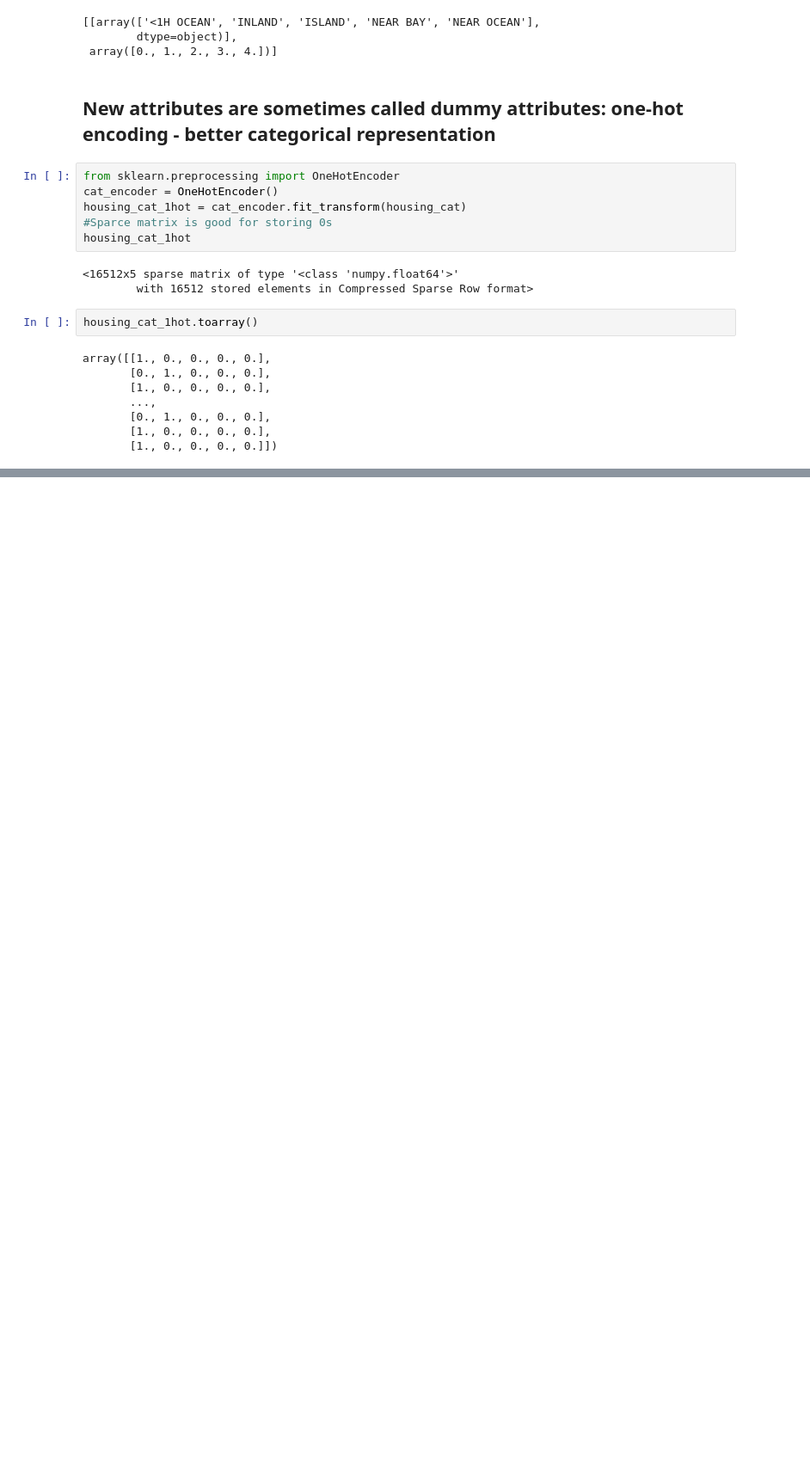
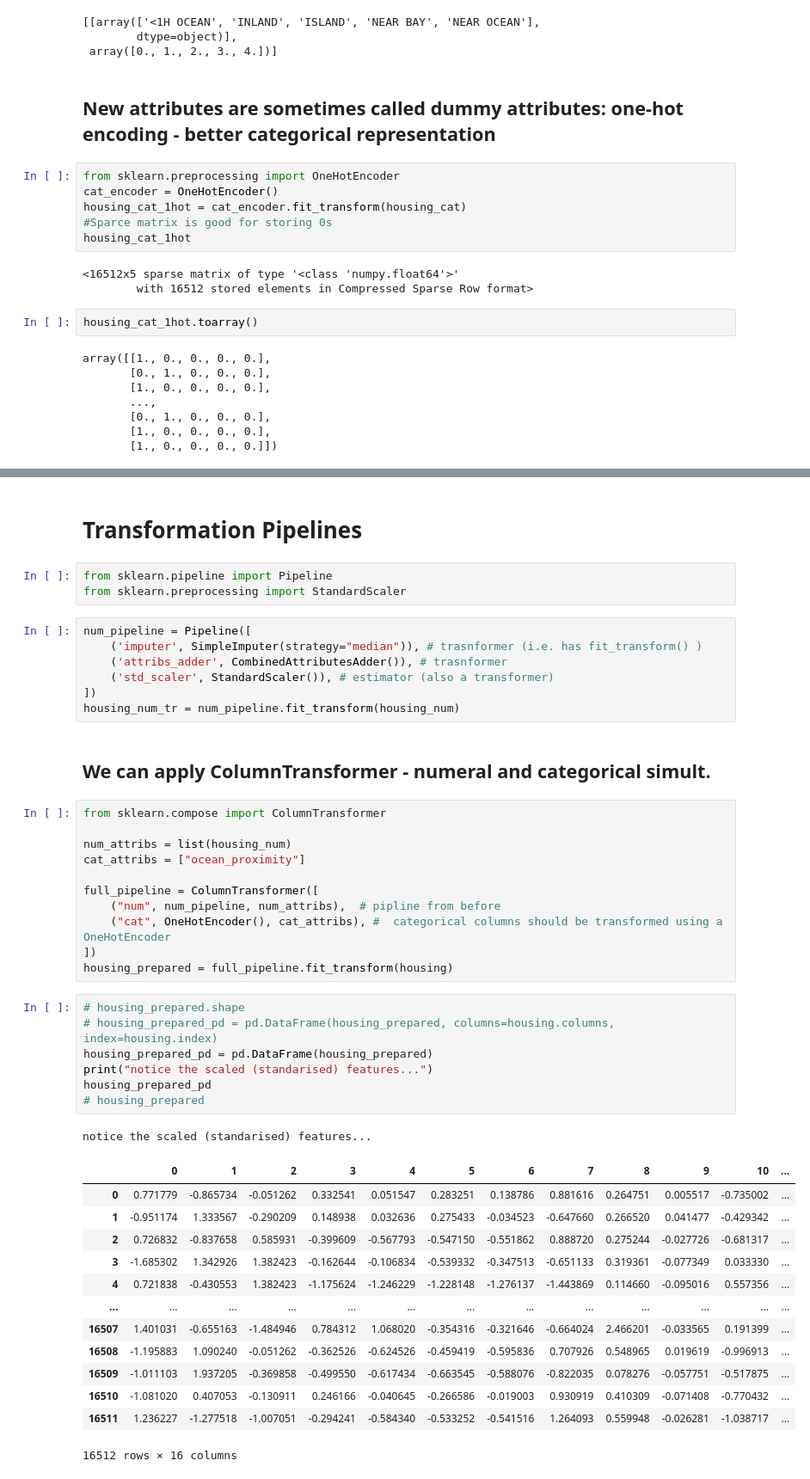
Before and after one commit to glukicov/ML_GPU, a Jupyter notebook: Housing.ipynb, the cells around one changed output, grey strips where cells are left out. Shown at 86% size. Saved outputs shown, nothing was run; the diff lists cells and outputs as text; blank space fills up the shorter version.

```diff
--- a/Housing.ipynb
+++ b/Housing.ipynb
@@ -393,0 +457,47 @@ array([[1., 0., 0., 0., 0.],
+# %% [markdown]
+# Transformation Pipelines
+# %%
+from sklearn.pipeline import Pipeline
+from sklearn.preprocessing import StandardScaler
+# %%
+num_pipeline = Pipeline([
+    ('imputer', SimpleImputer(strategy="median")), # trasnformer (i.e. has fit_transform() )
+    ('attribs_adder', CombinedAttributesAdder()), # trasnformer
+    ('std_scaler', StandardScaler()), # estimator (also a transformer)
+])
+housing_num_tr = num_pipeline.fit_transform(housing_num)
+# %% [markdown]
+## We can apply ColumnTransformer - numeral and categorical simult.
+# %%
+from sklearn.compose import ColumnTransformer
+
+num_attribs = list(housing_num)
+cat_attribs = ["ocean_proximity"]
+
+full_pipeline = ColumnTransformer([
+    ("num", num_pipeline, num_attribs),  # pipline from before
+    ("cat", OneHotEncoder(), cat_attribs), #  categorical columns should be transformed using a OneHotEncoder
+])
+housing_prepared = full_pipeline.fit_transform(housing)
+# %%
+# housing_prepared.shape
+# housing_prepared_pd = pd.DataFrame(housing_prepared, columns=housing.columns, index=housing.index)
+housing_prepared_pd = pd.DataFrame(housing_prepared)
+print("notice the scaled (standarised) features...")
+housing_prepared_pd
+# housing_prepared
+# %% [output]
+notice the scaled (standarised) features...
+|  | 0 | 1 | 2 | 3 | 4 | 5 | 6 | 7 | 8 | 9 | 10 | ... |
+| 0 | 0.771779 | -0.865734 | -0.051262 | 0.332541 | 0.051547 | 0.283251 | 0.138786 | 0.881616 | 0.264751 | 0.005517 | -0.735002 | ... |
+| 1 | -0.951174 | 1.333567 | -0.290209 | 0.148938 | 0.032636 | 0.275433 | -0.034523 | -0.647660 | 0.266520 | 0.041477 | -0.429342 | ... |
+| 2 | 0.726832 | -0.837658 | 0.585931 | -0.399609 | -0.567793 | -0.547150 | -0.551862 | 0.888720 | 0.275244 | -0.027726 | -0.681317 | ... |
+| 3 | -1.685302 | 1.342926 | 1.382423 | -0.162644 | -0.106834 | -0.539332 | -0.347513 | -0.651133 | 0.319361 | -0.077349 | 0.033330 | ... |
+| 4 | 0.721838 | -0.430553 | 1.382423 | -1.175624 | -1.246229 | -1.228148 | -1.276137 | -1.443869 | 0.114660 | -0.095016 | 0.557356 | ... |
+| ... | ... | ... | ... | ... | ... | ... | ... | ... | ... | ... | ... | ... |
+| 16507 | 1.401031 | -0.655163 | -1.484946 | 0.784312 | 1.068020 | -0.354316 | -0.321646 | -0.664024 | 2.466201 | -0.033565 | 0.191399 | ... |
+| 16508 | -1.195883 | 1.090240 | -0.051262 | -0.362526 | -0.624526 | -0.459419 | -0.595836 | 0.707926 | 0.548965 | 0.019619 | -0.996913 | ... |
+| 16509 | -1.011103 | 1.937205 | -0.369858 | -0.499550 | -0.617434 | -0.663545 | -0.588076 | -0.822035 | 0.078276 | -0.057751 | -0.517875 | ... |
+| 16510 | -1.081020 | 0.407053 | -0.130911 | 0.246166 | -0.040645 | -0.266586 | -0.019003 | 0.930919 | 0.410309 | -0.071408 | -0.770432 | ... |
+| 16511 | 1.236227 | -1.277518 | -1.007051 | -0.294241 | -0.584340 | -0.533252 | -0.541516 | 1.264093 | 0.559948 | -0.026281 | -1.038717 | ... |
+16512 rows × 16 columns
```
Also changed, not shown: parts of 23 cells of this notebook, 1 other file.
